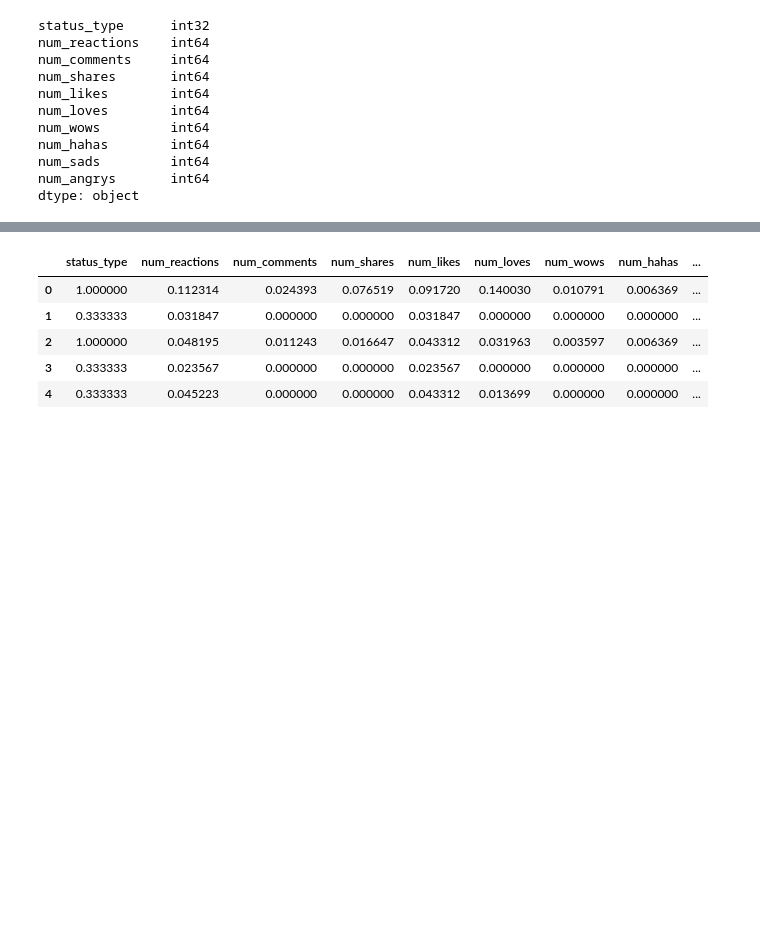
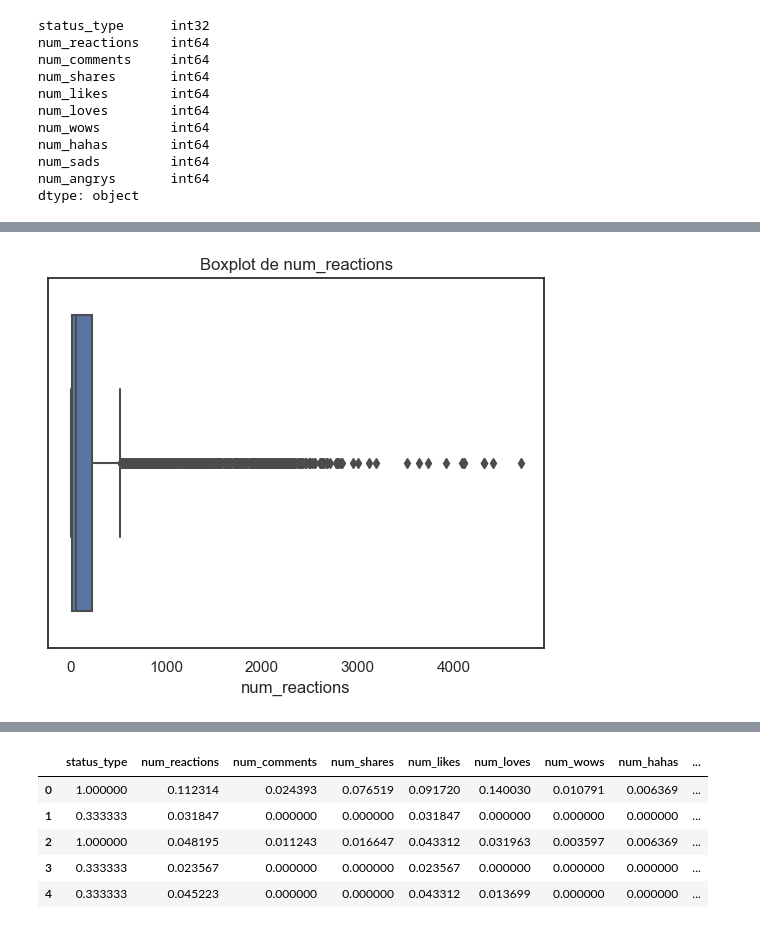
Before and after one commit to Likimeya/Algoritmos_de_aprendizaje_no_suvervisados_agrupacion, a Jupyter notebook: Tasca M8 T01.ipynb, the cells around one changed output, grey strips where cells are left out. Saved outputs shown, nothing was run; the diff lists cells and outputs as text; code cells hidden in the pictures; blank space fills up the shorter version.

```diff
--- a/Tasca M8 T01.ipynb
+++ b/Tasca M8 T01.ipynb
@@ -270,0 +201,5 @@ cols = X.columns
+# %%
+fa = df['num_reactions']
+sns.boxplot(x=fa).set_title('Boxplot de num_reactions');
+# %% [output]
+[figure, added]
```
Also changed, not shown: parts of 36 cells of this notebook.
